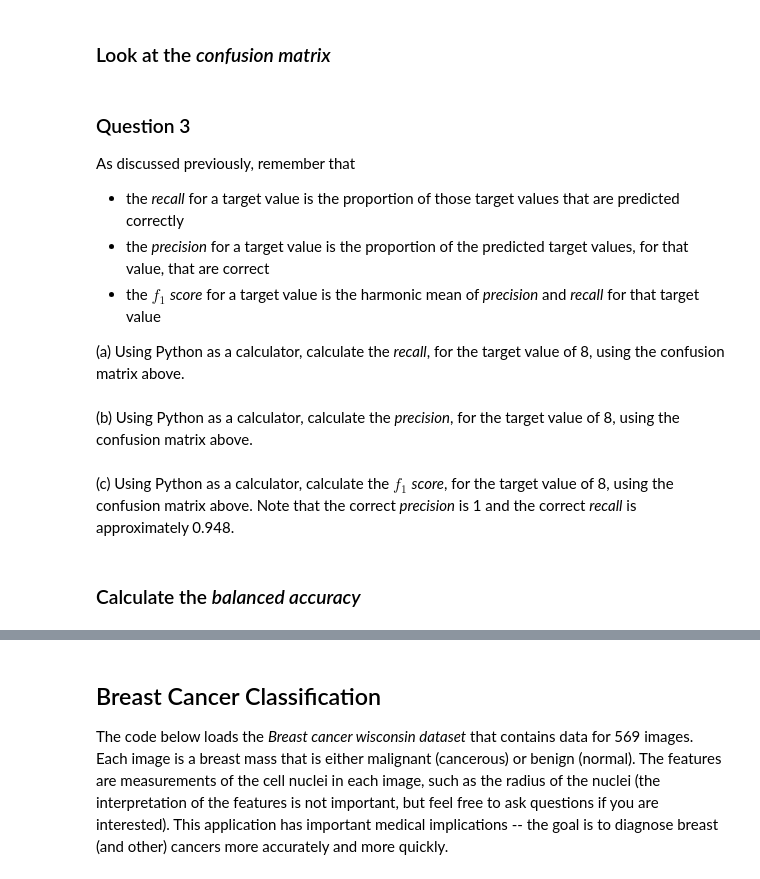
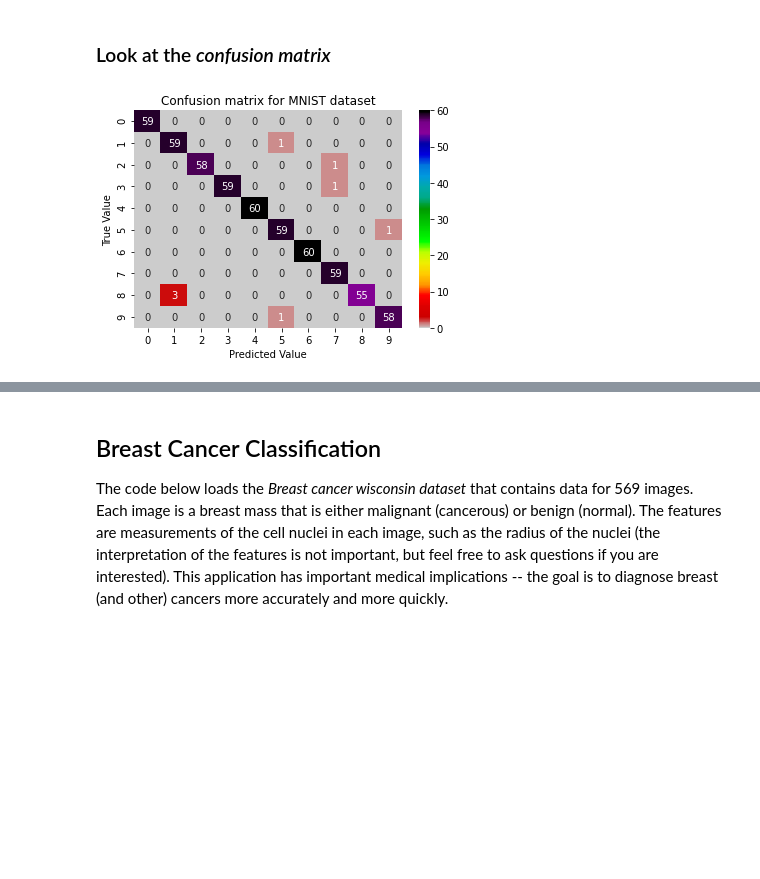
Before and after one commit to gdancik/CSC-202, a Jupyter notebook: data/hw/lab-knn.ipynb, the cells around one changed output, grey strips where cells are left out. Saved outputs shown, nothing was run; the diff lists cells and outputs as text; code cells hidden in the pictures; blank space fills up the shorter version.

```diff
--- a/data/hw/lab-knn.ipynb
+++ b/data/hw/lab-knn.ipynb
@@ -46,23 +52,13 @@ y_pred = knn.predict(X_test)
 # %%
 from sklearn.metrics import confusion_matrix
 import seaborn as sns
+import matplotlib.pyplot as plt
 
 confusion = confusion_matrix(y_true = y_test, y_pred = y_pred)
 s = sns.heatmap(confusion, annot = True, cmap = 'nipy_spectral_r')
 s.set_title('Confusion matrix for MNIST dataset')
+plt.ylabel('True Value')
+plt.xlabel('Predicted Value')
 None
+# %% [output]
+[figure, added]
-# %% [markdown]
-### Question 3
-
-As discussed previously, remember that
-- the *recall* for a target value is the proportion of those target values that are predicted correctly
-- the *precision* for a target value is the proportion of the predicted target values, for that value, that are correct
-- the $f_1$ *score* for a target value is the harmonic mean of *precision* and *recall* for that target value
-
-(a) Using Python as a calculator, calculate the *recall*, for the target value of 8, using the confusion matrix above.
-# %% [markdown]
-(b) Using Python as a calculator, calculate the *precision*, for the target value of 8, using the confusion matrix above.
-# %% [markdown]
-(c) Using Python as a calculator, calculate the $f_1$ *score*, for the target value of 8, using the confusion matrix above. Note that the correct *precision* is 1 and the correct *recall* is approximately 0.948.
-# %% [markdown]
-### Calculate the *balanced accuracy*
```
Also changed, not shown: parts of 17 cells of this notebook, 1 other file.
